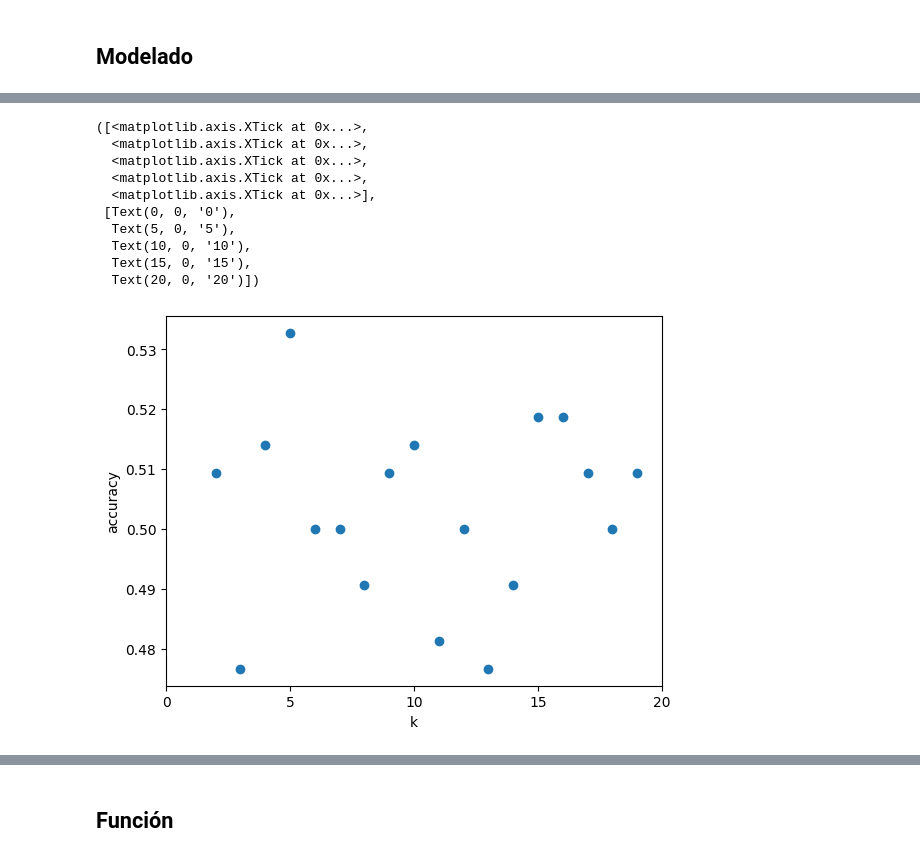
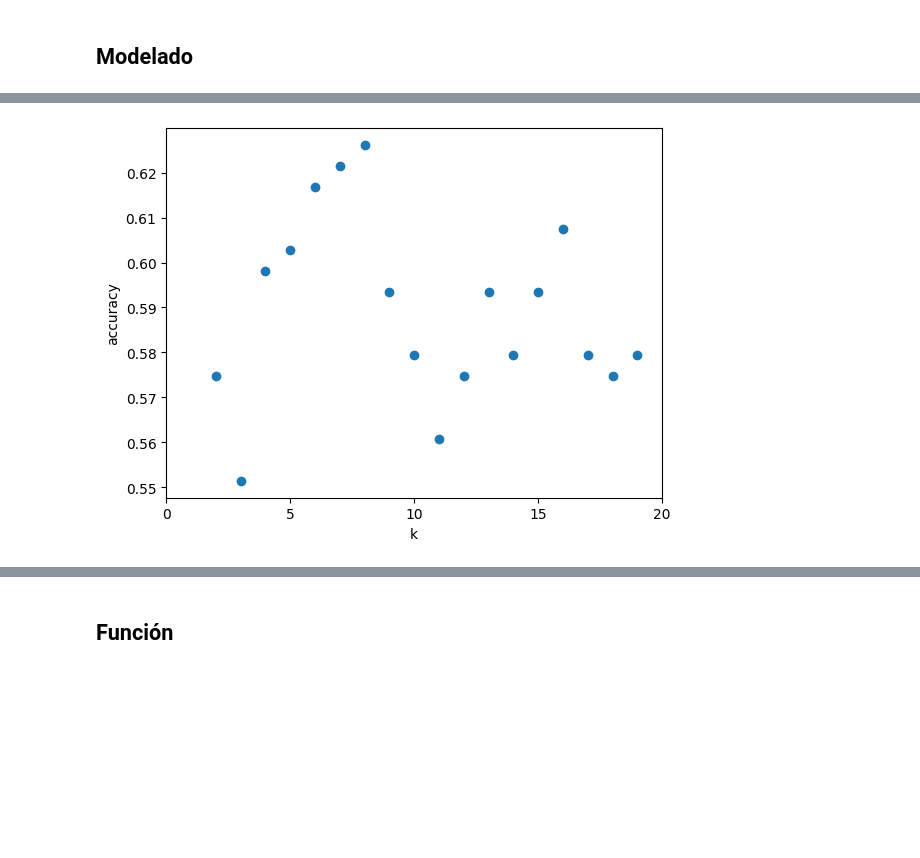
Before and after one commit to 4GeeksAcademy/K_NEAREST_NEIGHBORS_JesusCastaneda, a Jupyter notebook: src/explore.ipynb, the cells around one changed output, grey strips where cells are left out. Saved outputs shown, nothing was run; the diff lists cells and outputs as text; code cells hidden in the pictures; blank space fills up the shorter version.

```diff
--- a/src/explore.ipynb
+++ b/src/explore.ipynb
@@ -231,8 +217,8 @@ Porcentaje que se redujo: -2.61682242990654 %
 # %% [markdown]
 ## Split
 # %%
-X = df_clean.drop(columns='quality_grouped')
-y = df_clean['quality_grouped']
+X = df_sin_outliers.drop(columns='quality_grouped')
+y = df_sin_outliers['quality_grouped']
 
 X_train, X_test, y_train, y_test = train_test_split(X, y, test_size = 0.2, random_state = 42)
 
@@ -249,3 +255,7 @@ El tamaño de y test es de: (214,)
+# %%
+scaler = StandardScaler()
+X_train_scaled = scaler.fit_transform(X_train)
+X_test_scaled = scaler.transform(X_test)
 # %%
 y.value_counts()
 # %% [output]
@@ -259,8 +269,8 @@ Name: count, dtype: int64
 ## Modelado
 # %%
 # modelo
-model = KNeighborsClassifier(n_neighbors=2)
+model = KNeighborsClassifier(n_neighbors=4)
 
 # entrenamiento
-model.fit(X_train, y_train)
+model.fit(X_train_scaled, y_train)
 # %% [output]
@@ -302,27 +312,16 @@ scores = []
 for k in k_range:
     knn = KNeighborsClassifier(n_neighbors = k)
 
-    knn.fit(X_train, y_train)
-    scores.append(knn.score(X_test, y_test))
+    knn.fit(X_train_scaled, y_train)
+    scores.append(knn.score(X_test_scaled, y_test))
 # %%
-plt.figure()
+plt.scatter(k_range, scores)
 plt.xlabel('k')
 plt.ylabel('accuracy')
-
-plt.scatter(k_range, scores)
 plt.xticks([0,5,10,15,20])
+plt.show()
 # %% [output]
-([<matplotlib.axis.XTick at 0x...>,
-  <matplotlib.axis.XTick at 0x...>,
-  <matplotlib.axis.XTick at 0x...>,
-  <matplotlib.axis.XTick at 0x...>,
-  <matplotlib.axis.XTick at 0x...>],
- [Text(0, 0, '0'),
-  Text(5, 0, '5'),
-  Text(10, 0, '10'),
-  Text(15, 0, '15'),
-  Text(20, 0, '20')])
-[figure, old version]
+[figure, new version]
 # %%
 best_k = k_range[scores.index(max(scores))]
 print(f"Mejor valor de k: {best_k}")
```
Also changed, not shown: parts of 19 cells of this notebook.
